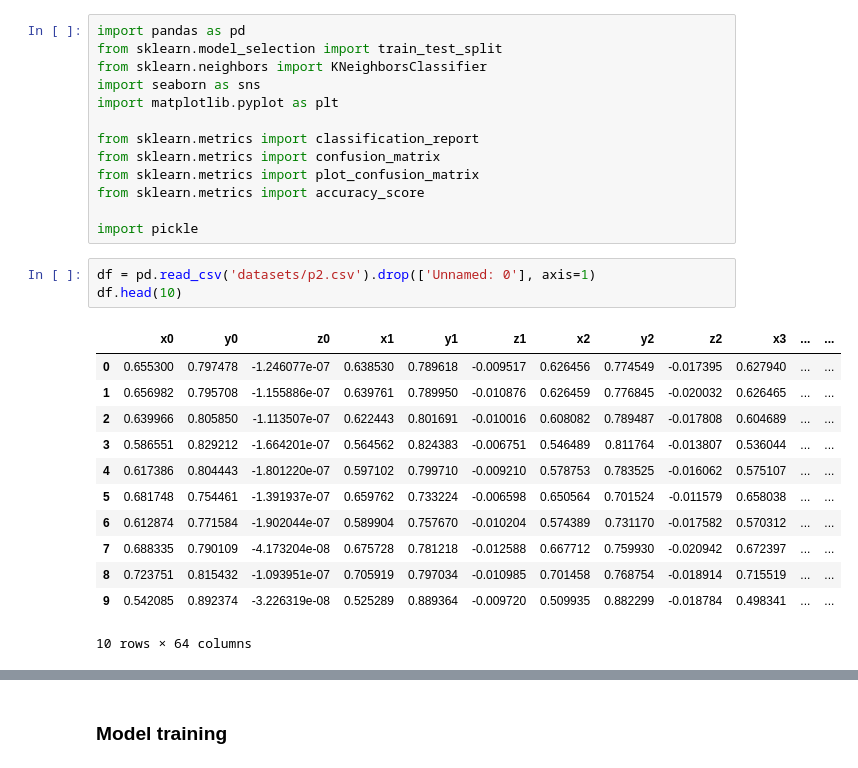
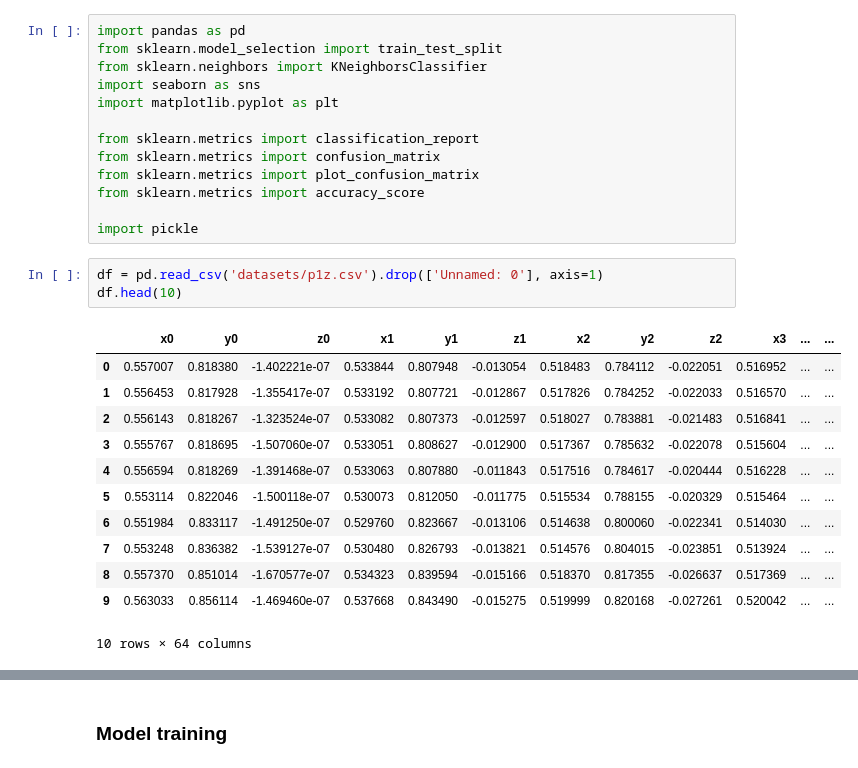
Before and after one commit to landersanmi/caMouse, a Jupyter notebook: KNNGestures.ipynb, the cells around one changed output, grey strips where cells are left out. Cells and saved outputs as stored; diff of their text form.

```diff
--- a/KNNGestures.ipynb
+++ b/KNNGestures.ipynb
@@ -12,20 +12,20 @@ from sklearn.metrics import accuracy_score
 
 import pickle
 # %%
-df = pd.read_csv('datasets/p2.csv').drop(['Unnamed: 0'], axis=1)
+df = pd.read_csv('datasets/p1z.csv').drop(['Unnamed: 0'], axis=1)
 df.head(10)
 # %% [output]
 |  | x0 | y0 | z0 | x1 | y1 | z1 | x2 | y2 | z2 | x3 | ... | ... |
-| 0 | 0.655300 | 0.797478 | -1.246077e-07 | 0.638530 | 0.789618 | -0.009517 | 0.626456 | 0.774549 | -0.017395 | 0.627940 | ... | ... |
-| 1 | 0.656982 | 0.795708 | -1.155886e-07 | 0.639761 | 0.789950 | -0.010876 | 0.626459 | 0.776845 | -0.020032 | 0.626465 | ... | ... |
-| 2 | 0.639966 | 0.805850 | -1.113507e-07 | 0.622443 | 0.801691 | -0.010016 | 0.608082 | 0.789487 | -0.017808 | 0.604689 | ... | ... |
-| 3 | 0.586551 | 0.829212 | -1.664201e-07 | 0.564562 | 0.824383 | -0.006751 | 0.546489 | 0.811764 | -0.013807 | 0.536044 | ... | ... |
-| 4 | 0.617386 | 0.804443 | -1.801220e-07 | 0.597102 | 0.799710 | -0.009210 | 0.578753 | 0.783525 | -0.016062 | 0.575107 | ... | ... |
-| 5 | 0.681748 | 0.754461 | -1.391937e-07 | 0.659762 | 0.733224 | -0.006598 | 0.650564 | 0.701524 | -0.011579 | 0.658038 | ... | ... |
-| 6 | 0.612874 | 0.771584 | -1.902044e-07 | 0.589904 | 0.757670 | -0.010204 | 0.574389 | 0.731170 | -0.017582 | 0.570312 | ... | ... |
-| 7 | 0.688335 | 0.790109 | -4.173204e-08 | 0.675728 | 0.781218 | -0.012588 | 0.667712 | 0.759930 | -0.020942 | 0.672397 | ... | ... |
-| 8 | 0.723751 | 0.815432 | -1.093951e-07 | 0.705919 | 0.797034 | -0.010985 | 0.701458 | 0.768754 | -0.018914 | 0.715519 | ... | ... |
-| 9 | 0.542085 | 0.892374 | -3.226319e-08 | 0.525289 | 0.889364 | -0.009720 | 0.509935 | 0.882299 | -0.018784 | 0.498341 | ... | ... |
+| 0 | 0.557007 | 0.818380 | -1.402221e-07 | 0.533844 | 0.807948 | -0.013054 | 0.518483 | 0.784112 | -0.022051 | 0.516952 | ... | ... |
+| 1 | 0.556453 | 0.817928 | -1.355417e-07 | 0.533192 | 0.807721 | -0.012867 | 0.517826 | 0.784252 | -0.022033 | 0.516570 | ... | ... |
+| 2 | 0.556143 | 0.818267 | -1.323524e-07 | 0.533082 | 0.807373 | -0.012597 | 0.518027 | 0.783881 | -0.021483 | 0.516841 | ... | ... |
+| 3 | 0.555767 | 0.818695 | -1.507060e-07 | 0.533051 | 0.808627 | -0.012900 | 0.517367 | 0.785632 | -0.022078 | 0.515604 | ... | ... |
+| 4 | 0.556594 | 0.818269 | -1.391468e-07 | 0.533063 | 0.807880 | -0.011843 | 0.517516 | 0.784617 | -0.020444 | 0.516228 | ... | ... |
+| 5 | 0.553114 | 0.822046 | -1.500118e-07 | 0.530073 | 0.812050 | -0.011775 | 0.515534 | 0.788155 | -0.020329 | 0.515464 | ... | ... |
+| 6 | 0.551984 | 0.833117 | -1.491250e-07 | 0.529760 | 0.823667 | -0.013106 | 0.514638 | 0.800060 | -0.022341 | 0.514030 | ... | ... |
+| 7 | 0.553248 | 0.836382 | -1.539127e-07 | 0.530480 | 0.826793 | -0.013821 | 0.514576 | 0.804015 | -0.023851 | 0.513924 | ... | ... |
+| 8 | 0.557370 | 0.851014 | -1.670577e-07 | 0.534323 | 0.839594 | -0.015166 | 0.518370 | 0.817355 | -0.026637 | 0.517369 | ... | ... |
+| 9 | 0.563033 | 0.856114 | -1.469460e-07 | 0.537668 | 0.843490 | -0.015275 | 0.519999 | 0.820168 | -0.027261 | 0.520042 | ... | ... |
 10 rows × 64 columns
 # %%
 X = df.drop('gesture', axis=1, inplace=False)
```
Also changed, not shown: parts of 5 cells of this notebook, 4 other files.
